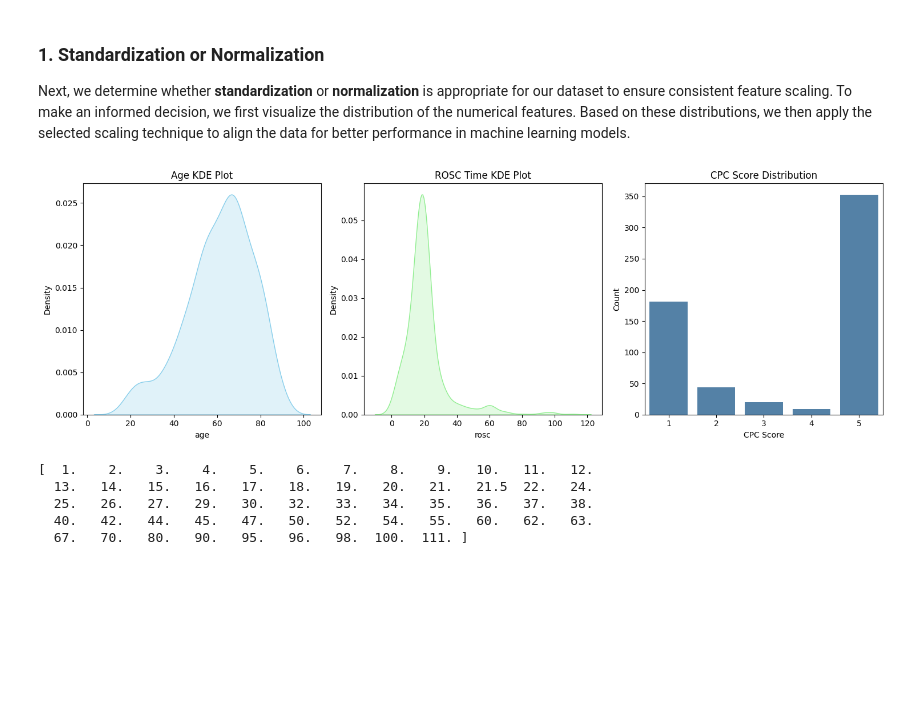
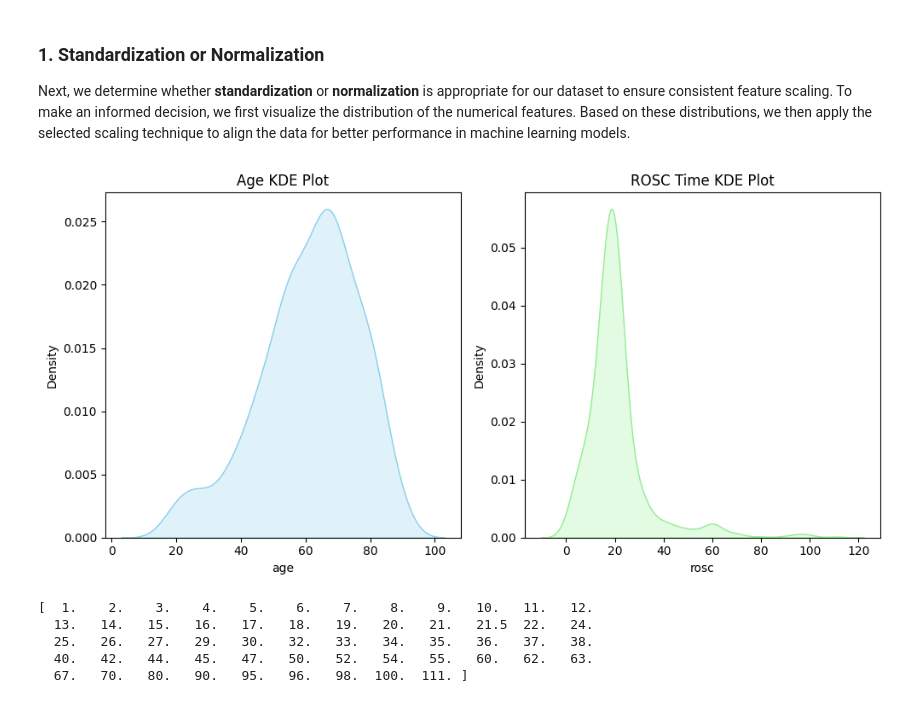
Before and after one commit to KentFre/Resus_TTM, a Jupyter notebook: 03_Clustering.ipynb, the cells around one changed output. Cells and saved outputs as stored; diff of their text form; code cells hidden in the pictures; blank space fills up the shorter version.

```diff
--- a/03_Clustering.ipynb
+++ b/03_Clustering.ipynb
@@ -62,27 +62,21 @@ Next, we determine whether **standardization** or **normalization** is appropria
 # %%
 # Plotting count plot for CPC instead of KDE plot
 plt.figure(figsize=(15, 5))
 
 # Age KDE Plot
 plt.subplot(1, 3, 1)
 sns.kdeplot(processed_data['age'], fill=True, color='skyblue')
 plt.title('Age KDE Plot')
 
 # ROSC KDE Plot
 plt.subplot(1, 3, 2)
 sns.kdeplot(processed_data['rosc'], fill=True, color='lightgreen')
 plt.title('ROSC Time KDE Plot')
-# CPC Count Plot
-plt.subplot(1, 3, 3)
-sns.countplot(x='cpc', data=processed_data, color='steelblue')
-plt.title('CPC Score Distribution')
-plt.xlabel('CPC Score')
-plt.ylabel('Count')
 
 plt.tight_layout()
 plt.show()
 # %% [output]
-[figure, old version]
+[figure, new version]
 # %%
 # Display all unique ROSC times from the dataset
 unique_rosc_times = processed_data['rosc'].unique()
```
Also changed, not shown: parts of 10 cells of this notebook, 6 other files.
